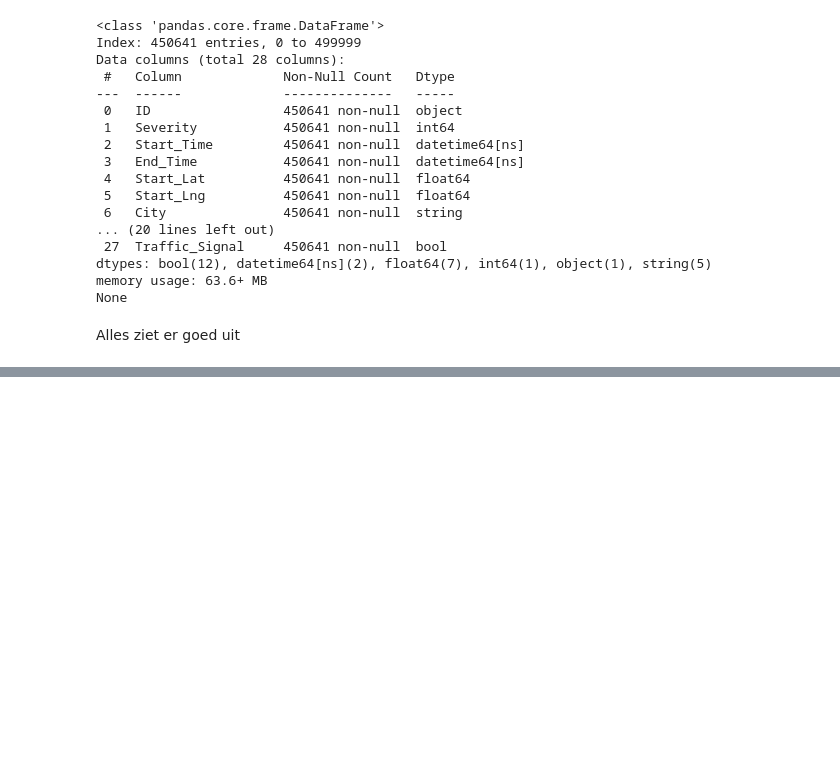
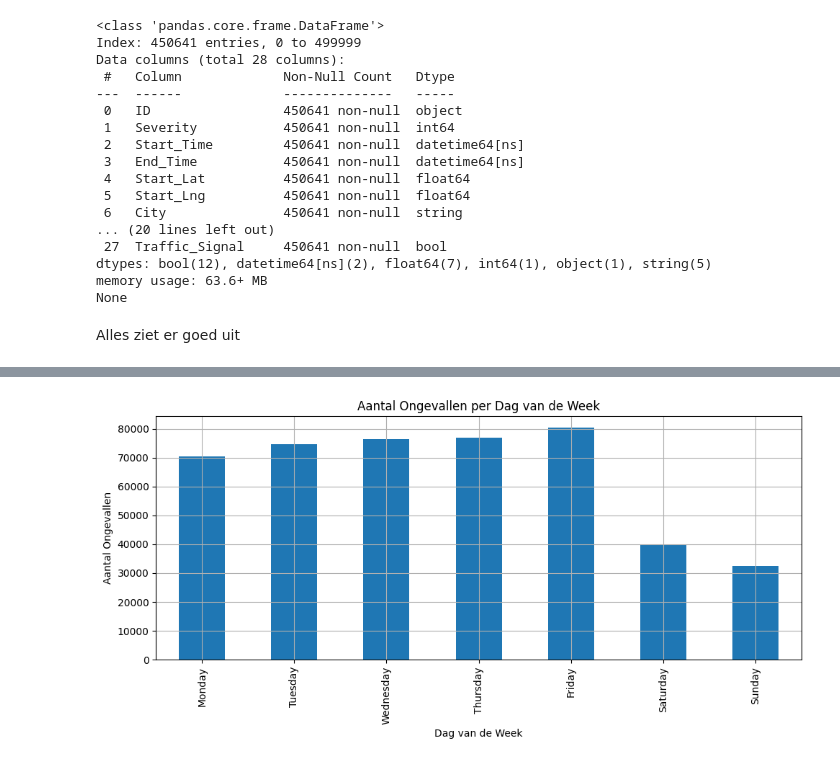
Before and after one commit to inalbekir/Portfolio, a Jupyter notebook: main.ipynb, the cells around one changed output, grey strips where cells are left out. Cells and saved outputs as stored; diff of their text form; code cells hidden in the pictures; blank space fills up the shorter version.

Commit message:
Geanalyseerd incidenten per weekdagen en maanden

```diff
--- a/main.ipynb
+++ b/main.ipynb
@@ -315,0 +326,7 @@ Alles ziet er goed uit
+# %%
+# Nieuwe kolommen maken uit Start_Time
+df['Dag'] = df['Start_Time'].dt.day_name()
+df['Maand'] = df['Start_Time'].dt.month_name()
+
+# Controleren
+df.head()
@@ -315,0 +340,13 @@ Alles ziet er goed uit
+# %%
+# Ongevallen per dag van de week
+plt.figure(figsize=(10, 5))
+df['Dag'].value_counts().loc[
+    ['Monday', 'Tuesday', 'Wednesday', 'Thursday', 'Friday', 'Saturday', 'Sunday']].plot(kind='bar')
+plt.title("Aantal Ongevallen per Dag van de Week")
+plt.xlabel("Dag van de Week")
+plt.ylabel("Aantal Ongevallen")
+plt.grid(True)
+plt.tight_layout()
+plt.show()
+# %% [output]
+[figure, added]
```
Also changed, not shown: parts of 6 cells of this notebook.
